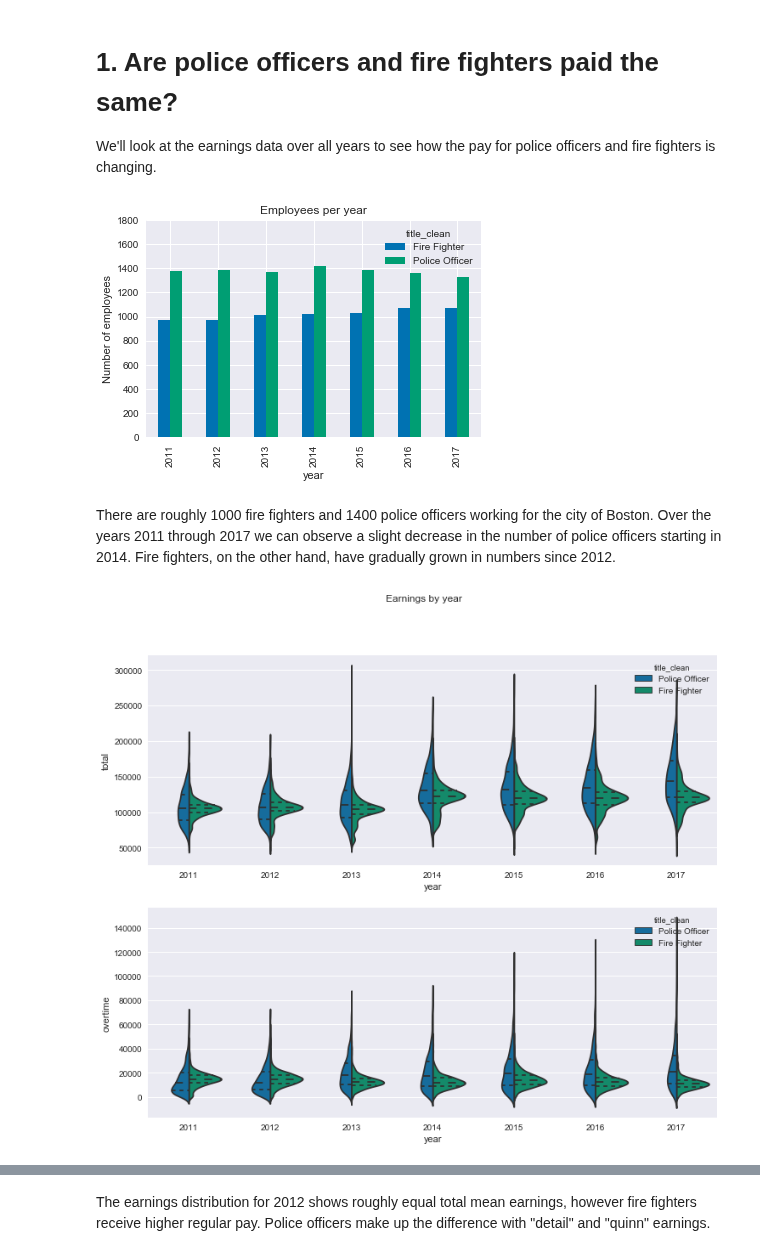
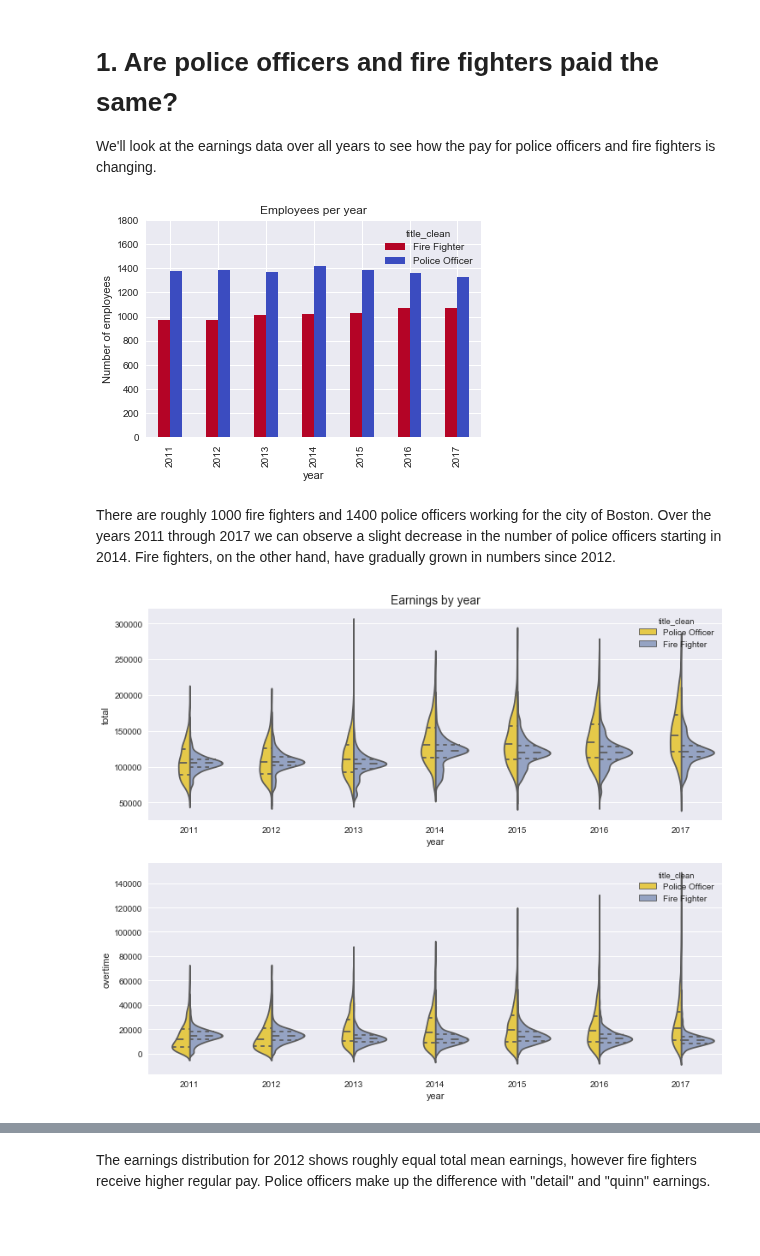
Before and after one commit to Turanga1/Springboard_DataScience, a Jupyter notebook: Capstone 1 - Boston Earnings Report/Inferential Statistics Project.ipynb, the cells around one changed output, grey strips where cells are left out. Saved outputs shown, nothing was run; the diff lists cells and outputs as text; code cells hidden in the pictures; blank space fills up the shorter version.

```diff
--- a/Capstone 1 - Boston Earnings Report/Inferential Statistics Project.ipynb
+++ b/Capstone 1 - Boston Earnings Report/Inferential Statistics Project.ipynb
@@ -63,21 +63,21 @@ non-standard employees.
 pf = earnings[(earnings['title_clean'].isin(['Police Officer', 'Fire Fighter'])) & (earnings['regular'] > 50000)]
 pf_pt = pf.pivot_table(columns='title_clean', index='year', values='name', aggfunc='count')
 
-pf_pt.plot.bar()
+pf_pt.plot.bar(cmap='coolwarm_r')
 plt.title('Employees per year')
 plt.ylim(0, 1800)
 plt.ylabel('Number of employees')
 plt.show()
 # %% [output]
-[figure, old version]
+[figure, new version]
 # %% [markdown]
 There are roughly 1000 fire fighters and 1400 police officers working for the city of Boston. Over the years 2011 through 2017 we can observe a slight decrease in the number of police officers starting in 2014. Fire fighters, on the other hand, have gradually grown in numbers since 2012.
 # %%
 fig, (ax1, ax2) = plt.subplots(2,1,figsize=(12,10))
-fig.suptitle('Earnings by year')
-sns.violinplot(x='year', y='total', hue='title_clean', data=pf, split=True, ax=ax1, inner='quartile')
-sns.violinplot(x='year', y='overtime', hue='title_clean', data=pf, split=True, ax=ax2, inner='quartile')
+ax1.set_title('Earnings by year', fontsize=14)
+sns.violinplot(x='year', y='total', hue='title_clean', data=pf, split=True, ax=ax1, inner='quartile', palette='Set2_r')
+sns.violinplot(x='year', y='overtime', hue='title_clean', data=pf, split=True, ax=ax2, inner='quartile', palette='Set2_r')
 plt.show()
 # %% [output]
-[figure, old version]
+[figure, new version]
 # %% [markdown]
```
Also changed, not shown: parts of 16 cells of this notebook.
